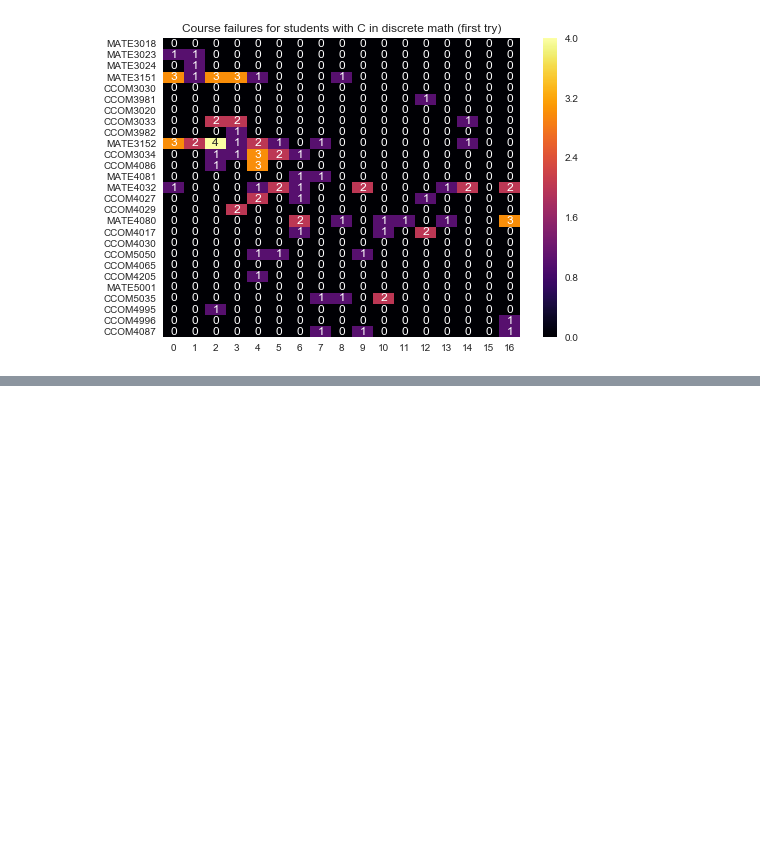
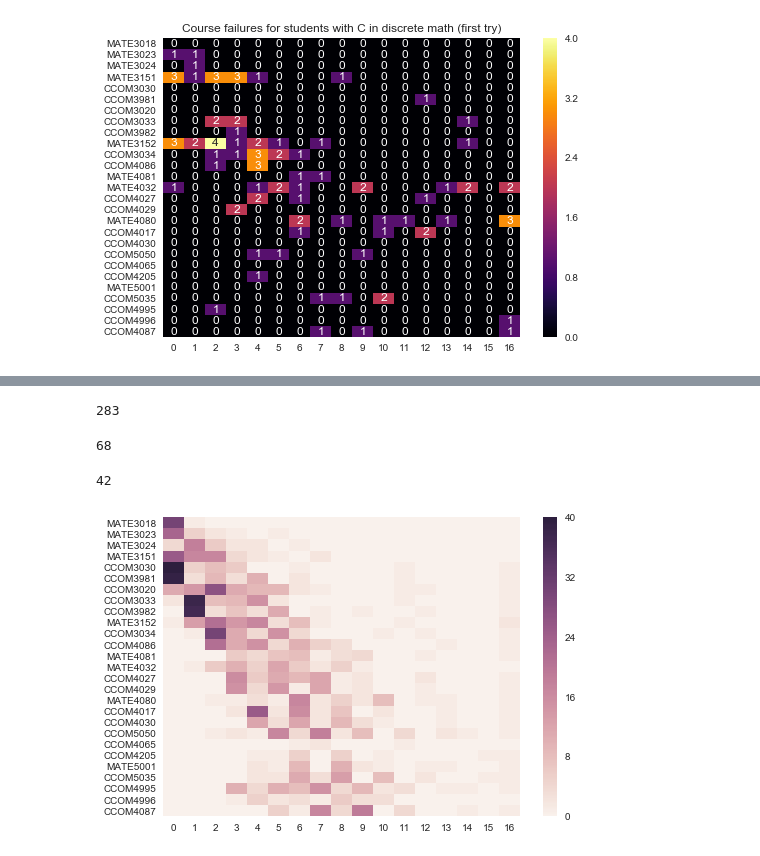
Before and after one commit to humberto-ortiz/stumap, a Jupyter notebook: stumap.ipynb, the cells around one changed output, grey strips where cells are left out. Saved outputs shown, nothing was run; the diff lists cells and outputs as text; code cells hidden in the pictures; blank space fills up the shorter version.

Commit message:
Added plots for students getting A or B vs C in calculus

```diff
--- a/stumap.ipynb
+++ b/stumap.ipynb
@@ -444,0 +453,10 @@ ax.set(title="Course failures for students with C in discrete math (first try)")
+# %%
+len(calc_stu)
+# %% [output]
+283
+# %%
+aorb_calc_stu = {k: v for k, v in discrete_stu.items() if got(v, 'MATE3151', "AB")}
+# %%
+len(aorb_calc_stu)
+# %% [output]
+68
@@ -444,0 +465,8 @@ ax.set(title="Course failures for students with C in discrete math (first try)")
+# %%
+len(justc_calc_stu)
+# %% [output]
+42
+# %%
+ax = sns.heatmap(heatmap(clean(aorb_calc_stu, prog2016), prog2016),cmap = None)
+# %% [output]
+[figure, added]
```
Also changed, not shown: parts of 7 cells of this notebook.
